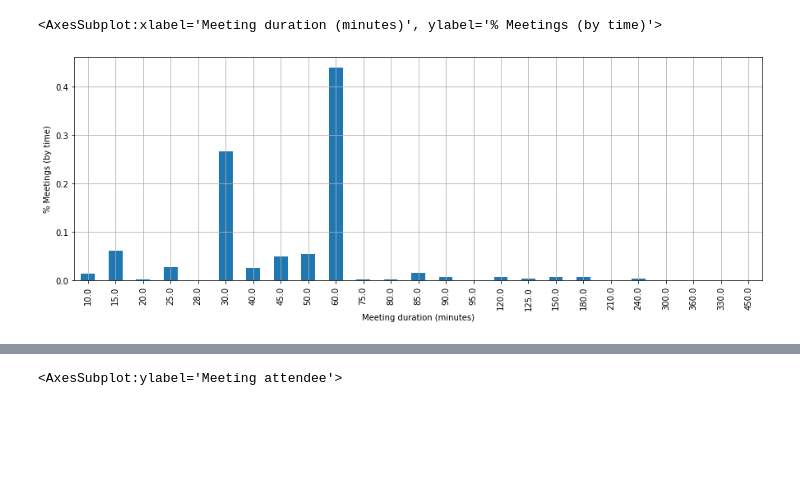
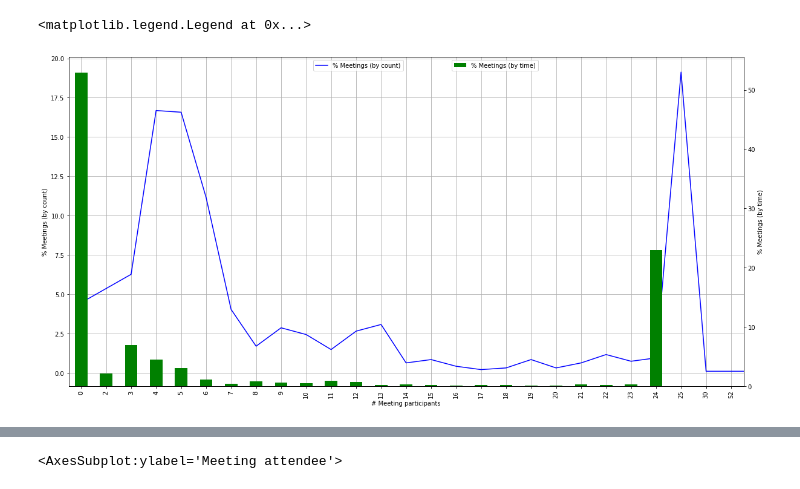
Before and after one commit to SITZ/calendar-analytics, a Jupyter notebook: calendar-analytics.ipynb, the cells around one changed output, grey strips where cells are left out. Drawn from its saved outputs; the diff is of its cells as text; code cells hidden in the pictures; blank space fills up the shorter version.

```diff
--- a/calendar-analytics.ipynb
+++ b/calendar-analytics.ipynb
@@ -100,15 +84,35 @@ df['attendee_count'].value_counts(sort=False, normalize=True).plot(
-# %%
-# Plot time spent in meetings over number of participants
-
-df['meeting_duration'] = (df['dtend'] - df['dtstart']).astype('timedelta64[m]')
-
-df[df['meeting_duration'] < 8 * 60].dropna()['meeting_duration'].sort_values().value_counts(sort=False, normalize=True).plot(
-    kind='bar',
-    grid=True,
-    xlabel='Meeting duration (minutes)',
-    ylabel='% Meetings (by time)',
-    figsize=(15, 5)
-)
-# %% [output]
-<AxesSubplot:xlabel='Meeting duration (minutes)', ylabel='% Meetings (by time)'>
-[figure, removed]
+# %%
+# Plot number of participants x time spent & count of meetings
+
+from pandas import PeriodIndex
+import numpy as np
+from matplotlib import cm
+
+df['attendee_count'] = df.attendee.apply(len)
+df['meeting_duration'] = (df['dtend'] - df['dtstart']).astype('timedelta64[m]')
+
+plt.figure(figsize=(20, 10))
+meeting_attendee_axis = (df.groupby(['attendee_count'])['meeting_duration'].count() / df['meeting_duration'].count() * 100).plot(
+    kind='line',
+    color='blue',
+    grid=True
+)
+
+(df.groupby(['attendee_count'])['meeting_duration'].sum() / df['meeting_duration'].sum() * 100).plot(
+    kind='bar',
+    color='green',
+    ax=meeting_attendee_axis,
+    grid=True,
+    secondary_y=True
+)
+
+meeting_attendee_axis.set_xlabel('# Meeting participants')
+
+meeting_attendee_axis.set_ylabel('% Meetings (by count)')
+meeting_attendee_axis.legend(['% Meetings (by count)'], bbox_to_anchor=(0.5, 1.0))
+
+meeting_attendee_axis.right_ax.set_ylabel('% Meetings (by time)')
+meeting_attendee_axis.right_ax.legend(['% Meetings (by time)'], bbox_to_anchor=(0.7, 1.0))
+# %% [output]
+<matplotlib.legend.Legend at 0x...>
+[figure, added]
```
Also changed, not shown: parts of 7 cells of this notebook.
